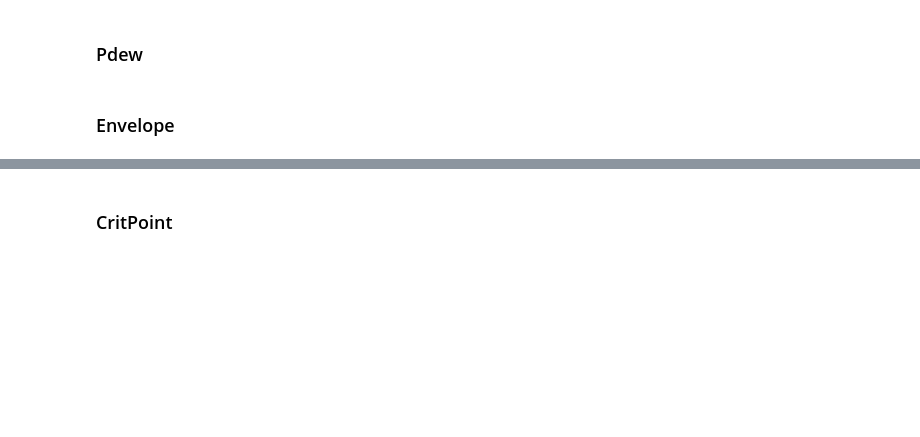
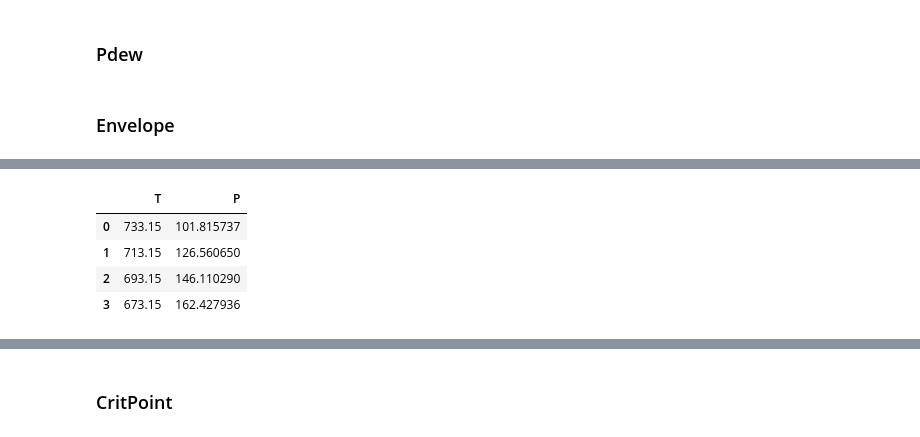
Before and after one commit to SidorenkoDD/PVTcalc, a Jupyter notebook: test_notebook.ipynb, the cells around one changed output, grey strips where cells are left out. Cells and saved outputs as stored; diff of their text form; code cells hidden in the pictures; blank space fills up the shorter version.

```diff
--- a/test_notebook.ipynb
+++ b/test_notebook.ipynb
@@ -355,0 +538,8 @@ phase_envelope.plot_phase_diagram()
+# %%
+low_df
+# %% [output]
+|  | T | P |
+| 0 | 733.15 | 101.815737 |
+| 1 | 713.15 | 126.560650 |
+| 2 | 693.15 | 146.110290 |
+| 3 | 673.15 | 162.427936 |
```
Also changed, not shown: parts of 11 cells of this notebook, 2 other files.
